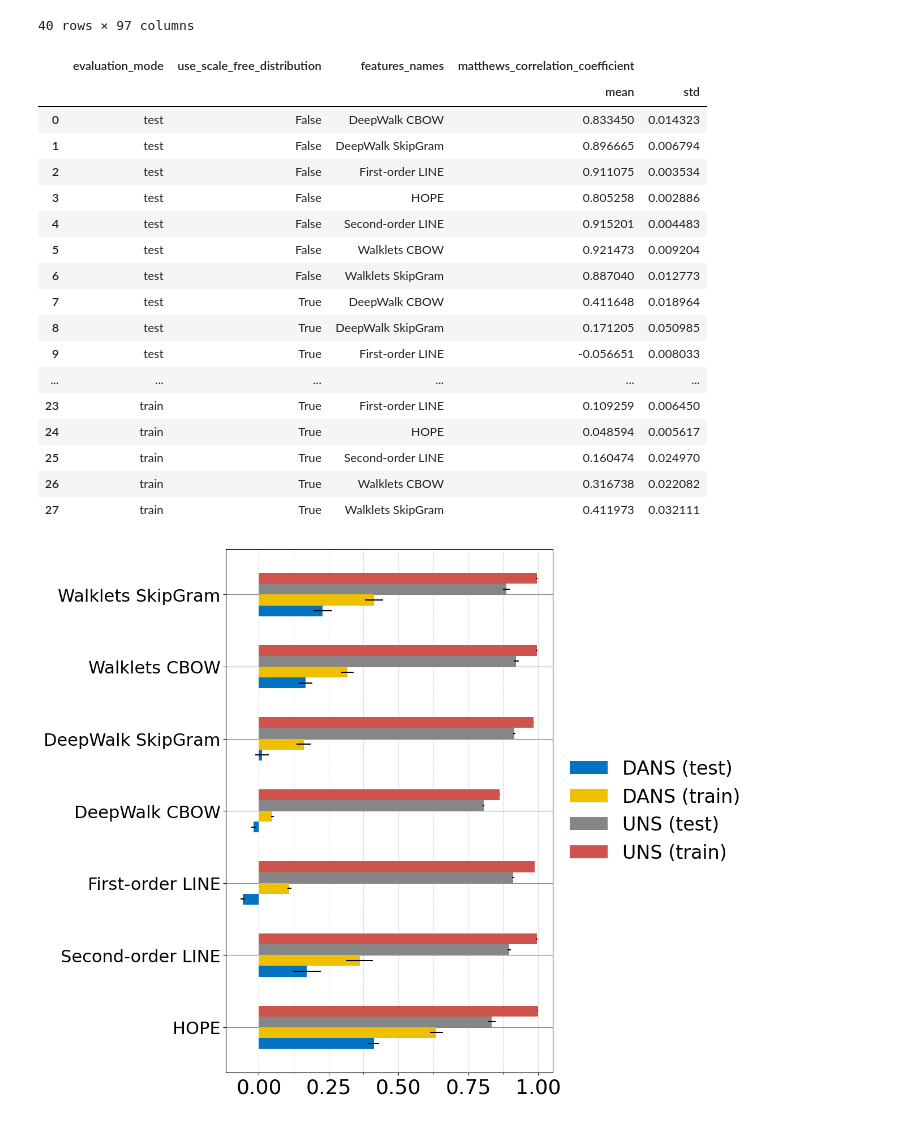
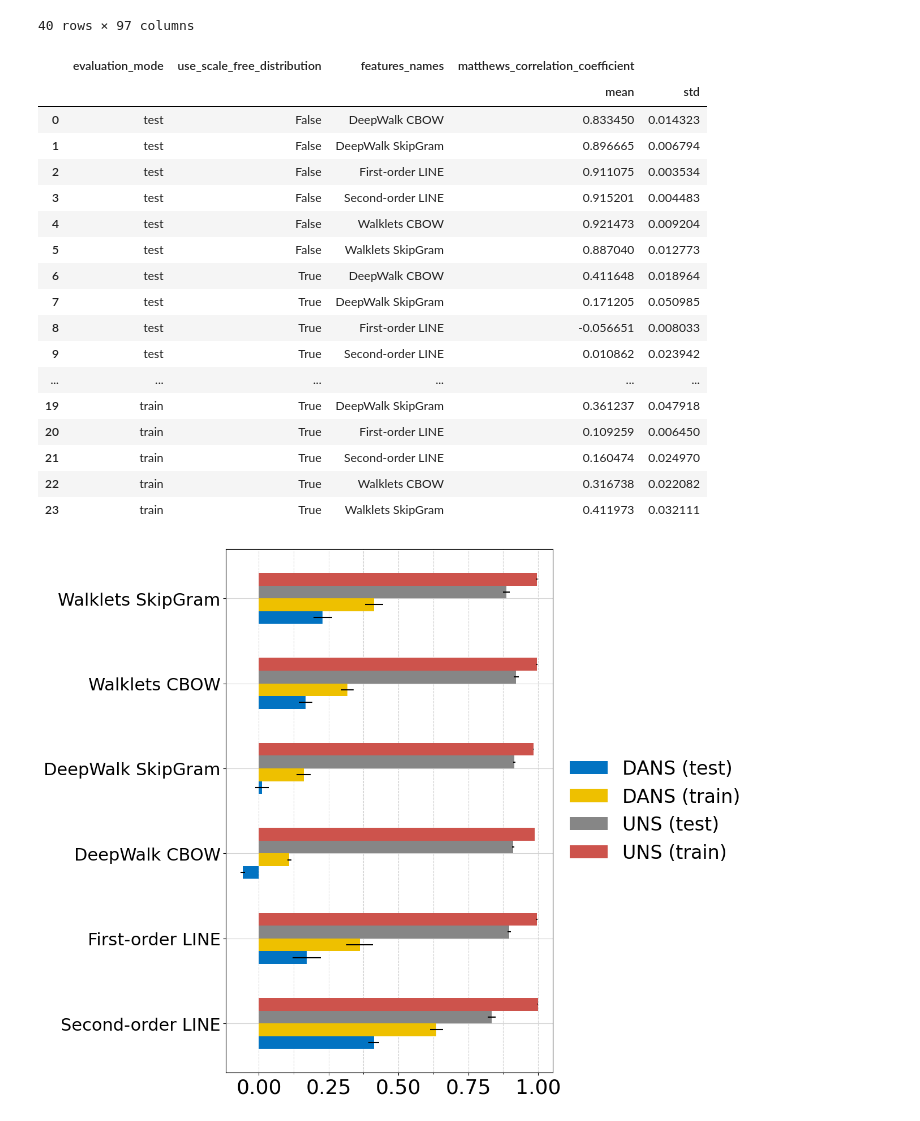
Before and after one commit to justaddcoffee/dans_kg_idg, a Jupyter notebook: dans_kg_idg.ipynb, the cells around one changed output. Saved outputs shown, nothing was run; the diff lists cells and outputs as text; code cells hidden in the pictures.

Commit message:
Update results - no HOPE, update figure

```diff
--- a/dans_kg_idg.ipynb
+++ b/dans_kg_idg.ipynb
@@ -214,7 +217,7 @@ gb = ['evaluation_mode', 'use_scale_free_distribution', 'features_names',
      ]
 metrics = ['matthews_correlation_coefficient']
 df = df[df["('model_parameters', 'use_scale_free_distribution')"] == False]
-df = df[(df["('features_parameters', 'use_scale_free_distribution')"] == False) | (df['features_names'] == 'HOPE')]
+df = df[(df["('features_parameters', 'use_scale_free_distribution')"] == False)]
 
 sf_df = df[[*gb, *metrics]].groupby(gb).agg(['mean', 'std'])
 sf_df.to_csv("dans_kg_idg_data.csv")
@@ -228,19 +231,19 @@ data
 | 0 | test | False | DeepWalk CBOW | 0.833450 | 0.014323 |
 | 1 | test | False | DeepWalk SkipGram | 0.896665 | 0.006794 |
 | 2 | test | False | First-order LINE | 0.911075 | 0.003534 |
-| 3 | test | False | HOPE | 0.805258 | 0.002886 |
-| 4 | test | False | Second-order LINE | 0.915201 | 0.004483 |
-| 5 | test | False | Walklets CBOW | 0.921473 | 0.009204 |
-| 6 | test | False | Walklets SkipGram | 0.887040 | 0.012773 |
-| 7 | test | True | DeepWalk CBOW | 0.411648 | 0.018964 |
-| 8 | test | True | DeepWalk SkipGram | 0.171205 | 0.050985 |
-| 9 | test | True | First-order LINE | -0.056651 | 0.008033 |
+| 3 | test | False | Second-order LINE | 0.915201 | 0.004483 |
+| 4 | test | False | Walklets CBOW | 0.921473 | 0.009204 |
+| 5 | test | False | Walklets SkipGram | 0.887040 | 0.012773 |
+| 6 | test | True | DeepWalk CBOW | 0.411648 | 0.018964 |
+| 7 | test | True | DeepWalk SkipGram | 0.171205 | 0.050985 |
+| 8 | test | True | First-order LINE | -0.056651 | 0.008033 |
+| 9 | test | True | Second-order LINE | 0.010862 | 0.023942 |
 | ... | ... | ... | ... | ... | ... |
-| 23 | train | True | First-order LINE | 0.109259 | 0.006450 |
-| 24 | train | True | HOPE | 0.048594 | 0.005617 |
-| 25 | train | True | Second-order LINE | 0.160474 | 0.024970 |
-| 26 | train | True | Walklets CBOW | 0.316738 | 0.022082 |
-| 27 | train | True | Walklets SkipGram | 0.411973 | 0.032111 |
+| 19 | train | True | DeepWalk SkipGram | 0.361237 | 0.047918 |
+| 20 | train | True | First-order LINE | 0.109259 | 0.006450 |
+| 21 | train | True | Second-order LINE | 0.160474 | 0.024970 |
+| 22 | train | True | Walklets CBOW | 0.316738 | 0.022082 |
+| 23 | train | True | Walklets SkipGram | 0.411973 | 0.032111 |
 # %%
 # Plotting
 import matplotlib.pyplot as plt
@@ -262,8 +265,7 @@ features_order = [
     'DeepWalk SkipGram',
     'DeepWalk CBOW',
     'First-order LINE',
-    'Second-order LINE',
-    'HOPE'
+    'Second-order LINE'
 ]
 
 # Reorder the DataFrame
@@ -281,32 +283,32 @@ for i, (scale_free, mode) in enumerate([(True, False), (True, True), (False, Fal
     if not subset.empty:
         ax.barh(index + i * bar_height,
                 subset[('matthews_correlation_coefficient', 'mean')],
                 bar_height,
                 xerr=subset[('matthews_correlation_coefficient', 'std')],
                 color=colors[f'{scale_free}_{mode}'],
                 label='UNS (test)' if scale_free == False and mode == False else (
                       'UNS (train)' if scale_free == False and mode == True else (
                       'DANS (test)' if scale_free == True and mode == False else 'DANS (train)')))
 
 # Add vertical grid lines at increments of 0.125
 ax.set_xticks(np.arange(0, 1.01, 0.125), minor=True)
 ax.grid(which='minor', axis='x', linestyle='--', color='#d3d3d3')
 ax.grid(which='major', axis='x', linestyle='--', color='#d3d3d3')
-ax.yaxis.grid(True, linestyle='-', color='gray')
+ax.yaxis.grid(True, linestyle='-', color='#d3d3d3')
 ax.set_axisbelow(True)
 
 ax.set_xlabel('')
 ax.set_yticks(index + bar_height * 1.5)
 ax.set_yticklabels(features_order[::-1])
 ax.set_xticks(np.arange(0, 1.01, 0.25))
 ax.tick_params(axis='x', labelsize=26)
 ax.tick_params(axis='y', labelsize=22)
 
 ax.legend(loc='center left', bbox_to_anchor=(1, 0.5), frameon=False, fontsize=24)
 
 # Adjust layout to make room for the legend
 plt.tight_layout(rect=[0, 0, 0.85, 1])
 plt.savefig('kg_idg_dans.png', bbox_inches='tight')
 plt.show()
 # %% [output]
-[figure, old version]
+[figure, new version]
```
Also changed, not shown: parts of 1 cell of this notebook, 2 other files.
